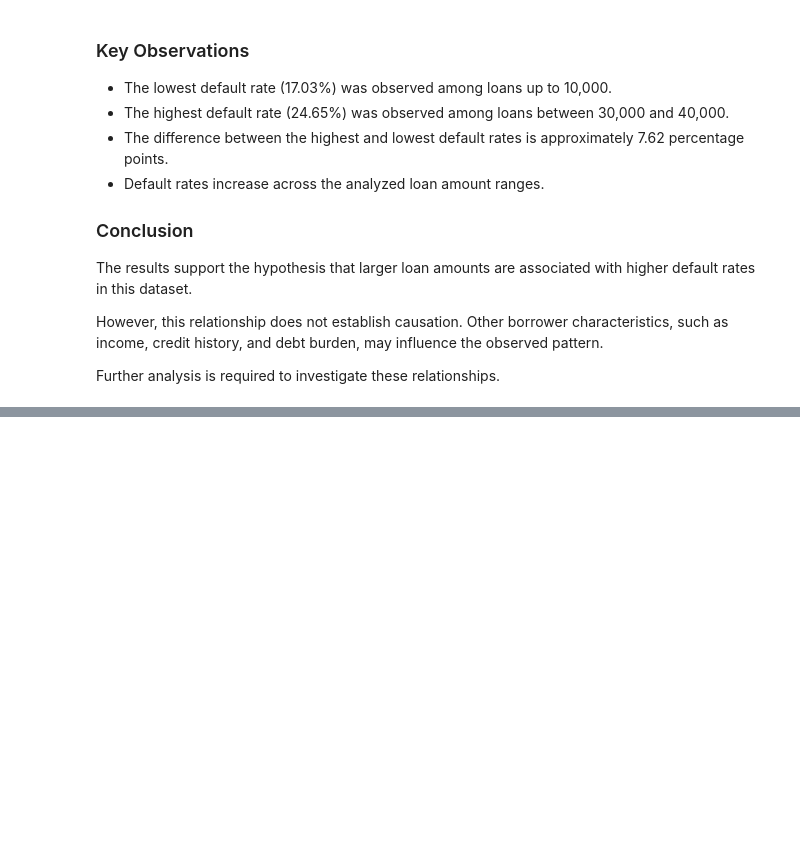
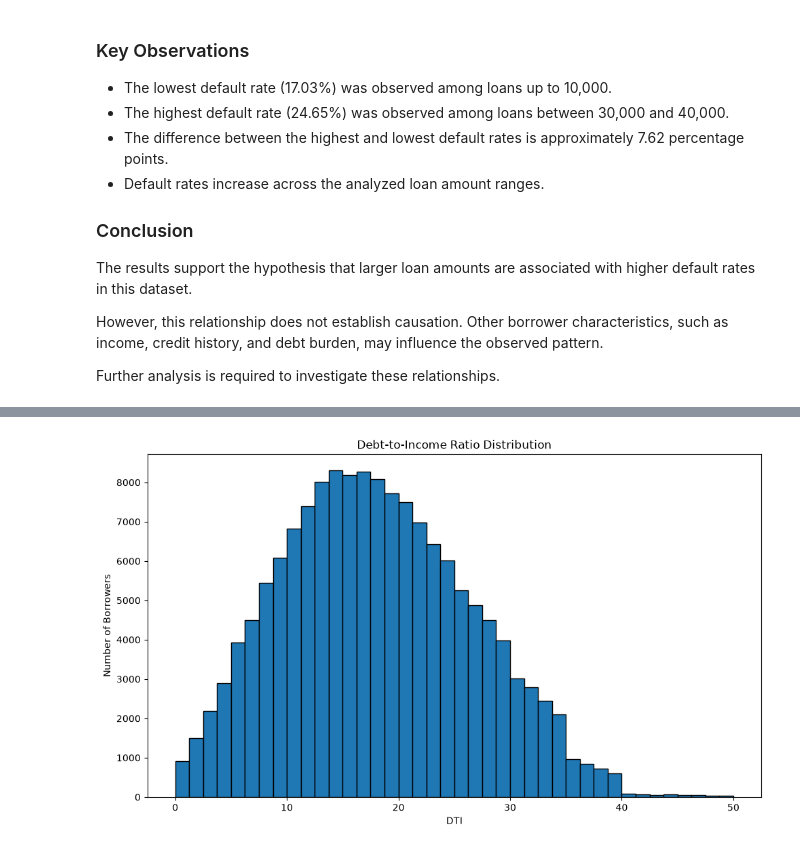
Before and after one commit to MAdcuzamnot/credit-scoring-ml, a Jupyter notebook: notebooks/01_EDA.ipynb, the cells around one changed output, grey strips where cells are left out. Saved outputs shown, nothing was run; the diff lists cells and outputs as text; code cells hidden in the pictures; blank space fills up the shorter version.

```diff
--- a/notebooks/01_EDA.ipynb
+++ b/notebooks/01_EDA.ipynb
@@ -498,0 +715,17 @@ Further analysis is required to investigate these relationships.
+# %%
+plt.figure(figsize=(10, 6))
+
+plt.hist(
+    df.loc[df["dti"].between(0, 50), "dti"].dropna(),
+    bins=40,
+    edgecolor="black"
+)
+
+plt.title("Debt-to-Income Ratio Distribution")
+plt.xlabel("DTI")
+plt.ylabel("Number of Borrowers")
+
+plt.tight_layout()
+plt.show()
+# %% [output]
+[figure, added]
```
Also changed, not shown: parts of 26 cells of this notebook.
